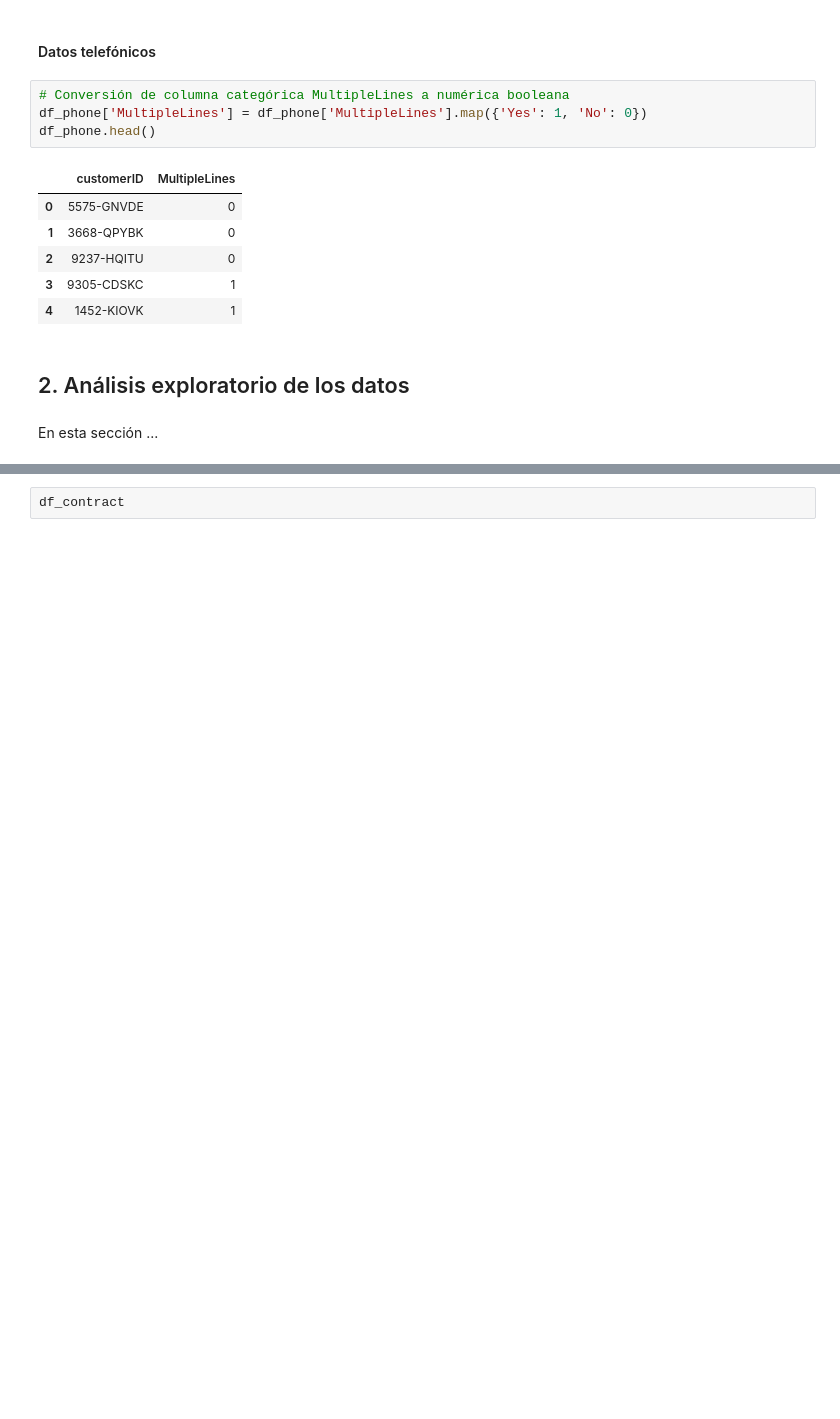
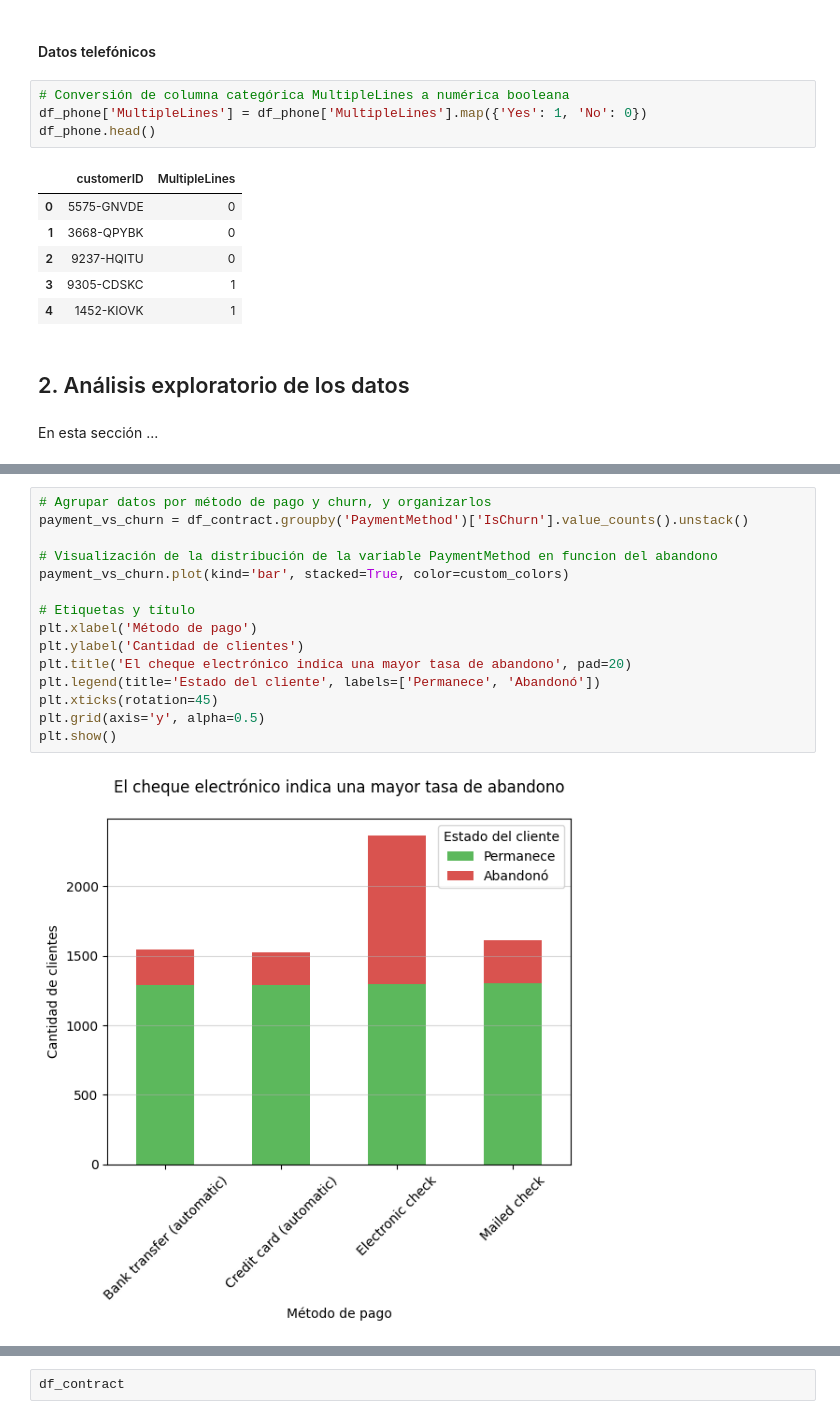
Before and after one commit to AndresCalvete-DataScientist/interconnect-customer-churn-prediction, a Jupyter notebook: notebooks/eda.ipynb, the cells around one changed output, grey strips where cells are left out. Cells and saved outputs as stored; diff of their text form; blank space fills up the shorter version.

```diff
--- a/notebooks/eda.ipynb
+++ b/notebooks/eda.ipynb
@@ -414,0 +401,17 @@ plt.show()
+# %%
+# Agrupar datos por método de pago y churn, y organizarlos
+payment_vs_churn = df_contract.groupby('PaymentMethod')['IsChurn'].value_counts().unstack()
+
+# Visualización de la distribución de la variable PaymentMethod en funcion del abandono
+payment_vs_churn.plot(kind='bar', stacked=True, color=custom_colors)
+
+# Etiquetas y título
+plt.xlabel('Método de pago')
+plt.ylabel('Cantidad de clientes')
+plt.title('El cheque electrónico indica una mayor tasa de abandono', pad=20)
+plt.legend(title='Estado del cliente', labels=['Permanece', 'Abandonó'])
+plt.xticks(rotation=45)
+plt.grid(axis='y', alpha=0.5)
+plt.show()
+# %% [output]
+[figure, added]
```
Also changed, not shown: parts of 12 cells of this notebook.
